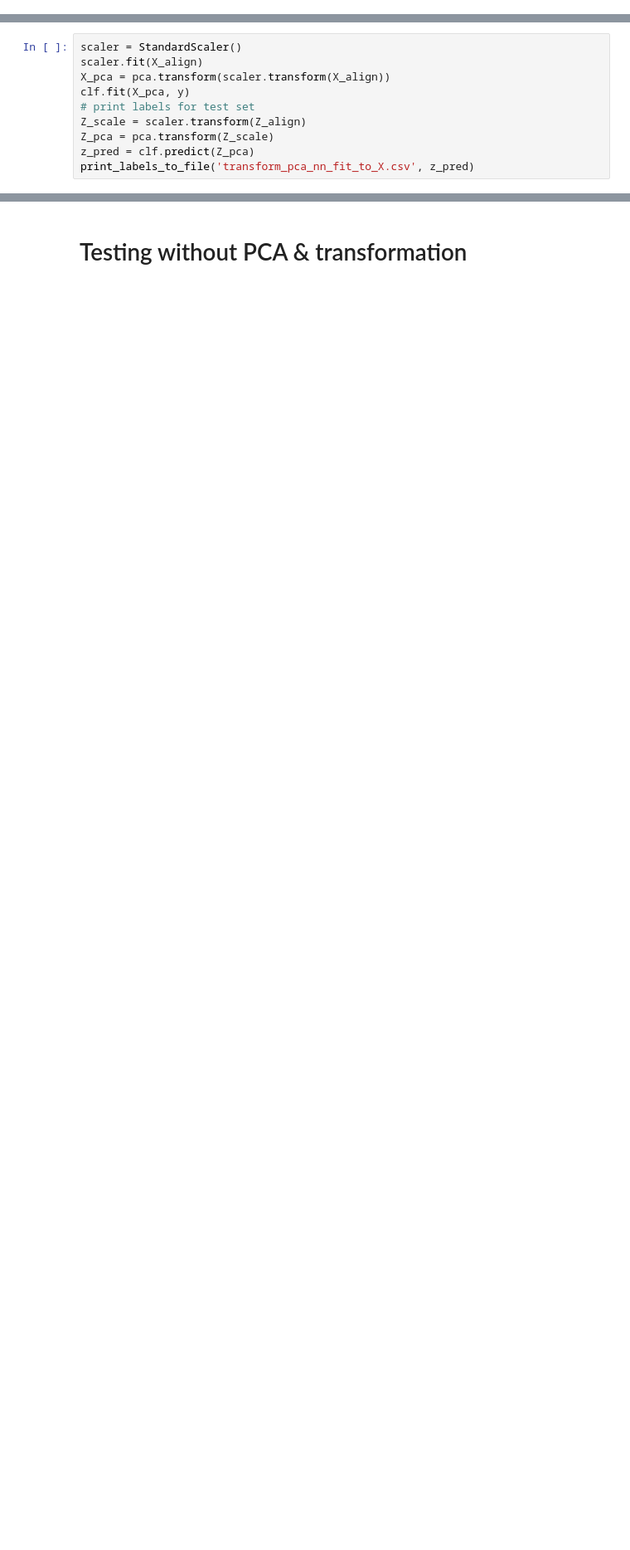
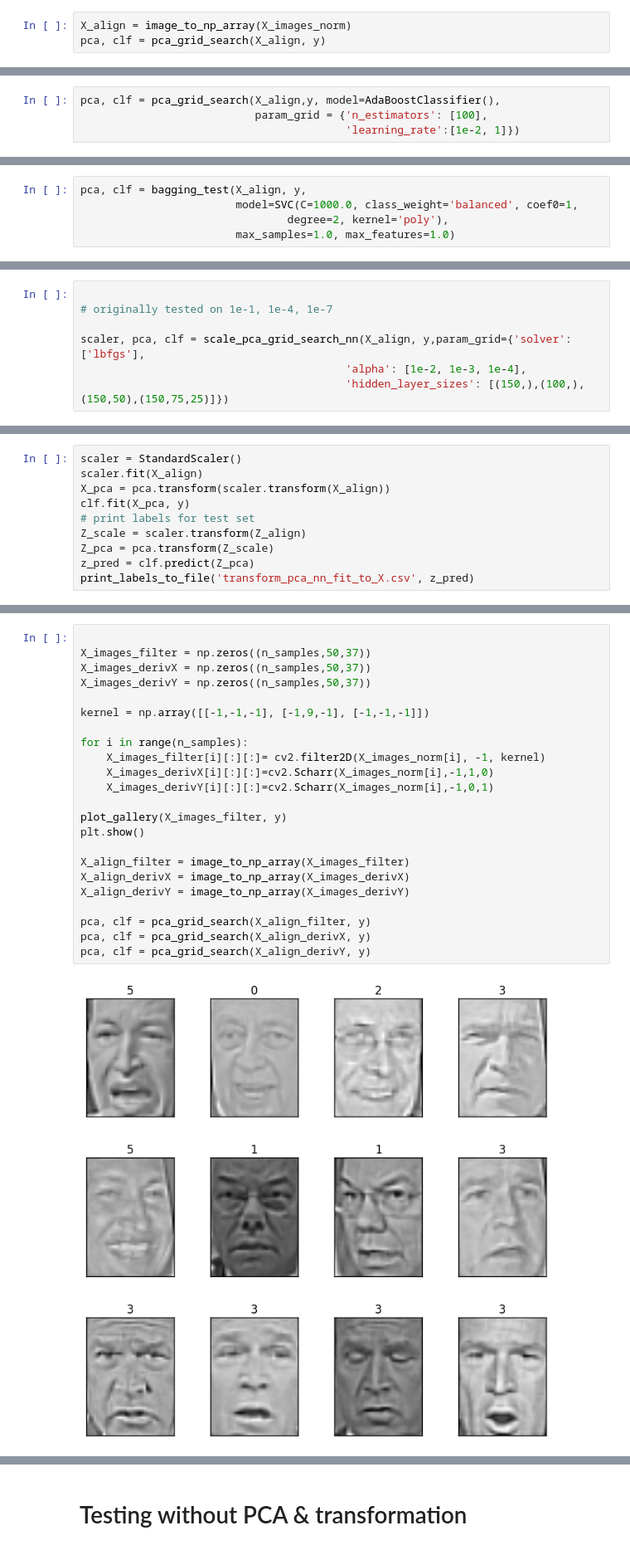
Before and after one commit to thenaesh/Labeled-Faces-in-the-Wild, a Jupyter notebook: hw3-lfw-PCA-and-transformation.ipynb, the cells around one changed output, grey strips where cells are left out. Shown at 83% size. Drawn from its saved outputs; the diff is of its cells as text; blank space fills up the shorter version.

```diff
--- a/hw3-lfw-PCA-and-transformation.ipynb
+++ b/hw3-lfw-PCA-and-transformation.ipynb
@@ -241,0 +264,3 @@ print_labels_to_file('transform_pca_fit_to_X.csv', z_pred)
+# %%
+X_align = image_to_np_array(X_images_norm)
+pca, clf = pca_grid_search(X_align, y)
@@ -256,3 +377,7 @@ done in 0.288s
 from sklearn.ensemble import AdaBoostClassifier
 from sklearn.ensemble import BaggingClassifier
 from sklearn.tree import DecisionTreeClassifier
+# %%
+pca, clf = pca_grid_search(X_align,y, model=AdaBoostClassifier(),
+                           param_grid = {'n_estimators': [100],
+                                         'learning_rate':[1e-2, 1]})
@@ -401,0 +528,5 @@ done in 5.528s
+# %%
+pca, clf = bagging_test(X_align, y,
+                        model=SVC(C=1000.0, class_weight='balanced', coef0=1,
+                                degree=2, kernel='poly'),
+                        max_samples=1.0, max_features=1.0)
@@ -489,0 +608,7 @@ done in 0.001s
+# %%
+
+# originally tested on 1e-1, 1e-4, 1e-7
+
+scaler, pca, clf = scale_pca_grid_search_nn(X_align, y,param_grid={'solver': ['lbfgs'],
+                                         'alpha': [1e-2, 1e-3, 1e-4],
+                                         'hidden_layer_sizes': [(150,),(100,),(150,50),(150,75,25)]})
@@ -509,0 +736,25 @@ print_labels_to_file('transform_pca_nn_fit_to_X.csv', z_pred)
+# %%
+
+X_images_filter = np.zeros((n_samples,50,37))
+X_images_derivX = np.zeros((n_samples,50,37))
+X_images_derivY = np.zeros((n_samples,50,37))
+
+kernel = np.array([[-1,-1,-1], [-1,9,-1], [-1,-1,-1]])
+
+for i in range(n_samples):
+    X_images_filter[i][:][:]= cv2.filter2D(X_images_norm[i], -1, kernel)
+    X_images_derivX[i][:][:]=cv2.Scharr(X_images_norm[i],-1,1,0)
+    X_images_derivY[i][:][:]=cv2.Scharr(X_images_norm[i],-1,0,1)
+
+plot_gallery(X_images_filter, y)
+plt.show()
+
+X_align_filter = image_to_np_array(X_images_filter)
+X_align_derivX = image_to_np_array(X_images_derivX)
+X_align_derivY = image_to_np_array(X_images_derivY)
+
+pca, clf = pca_grid_search(X_align_filter, y)
+pca, clf = pca_grid_search(X_align_derivX, y)
+pca, clf = pca_grid_search(X_align_derivY, y)
+# %% [output]
+[figure, added]
```
Also changed, not shown: parts of 55 cells of this notebook.
